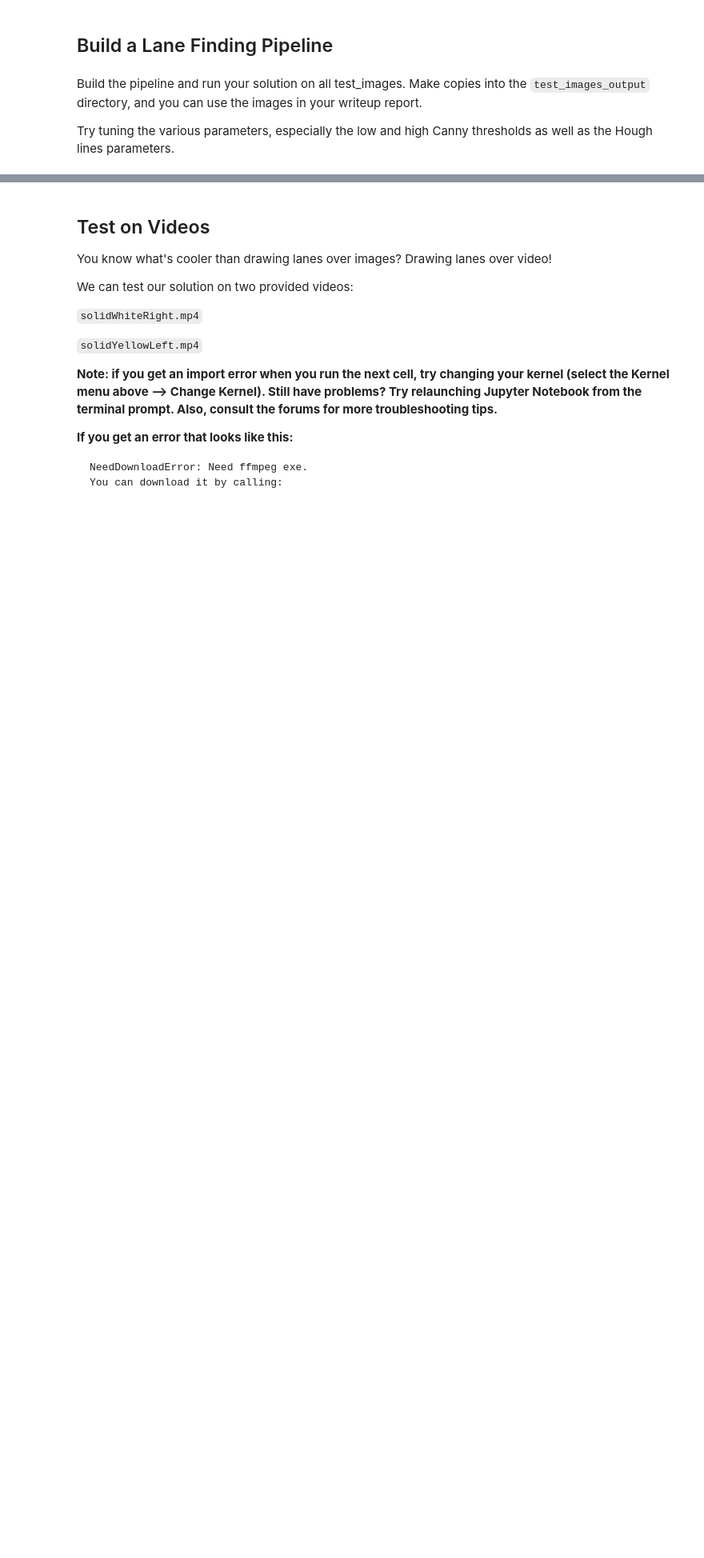
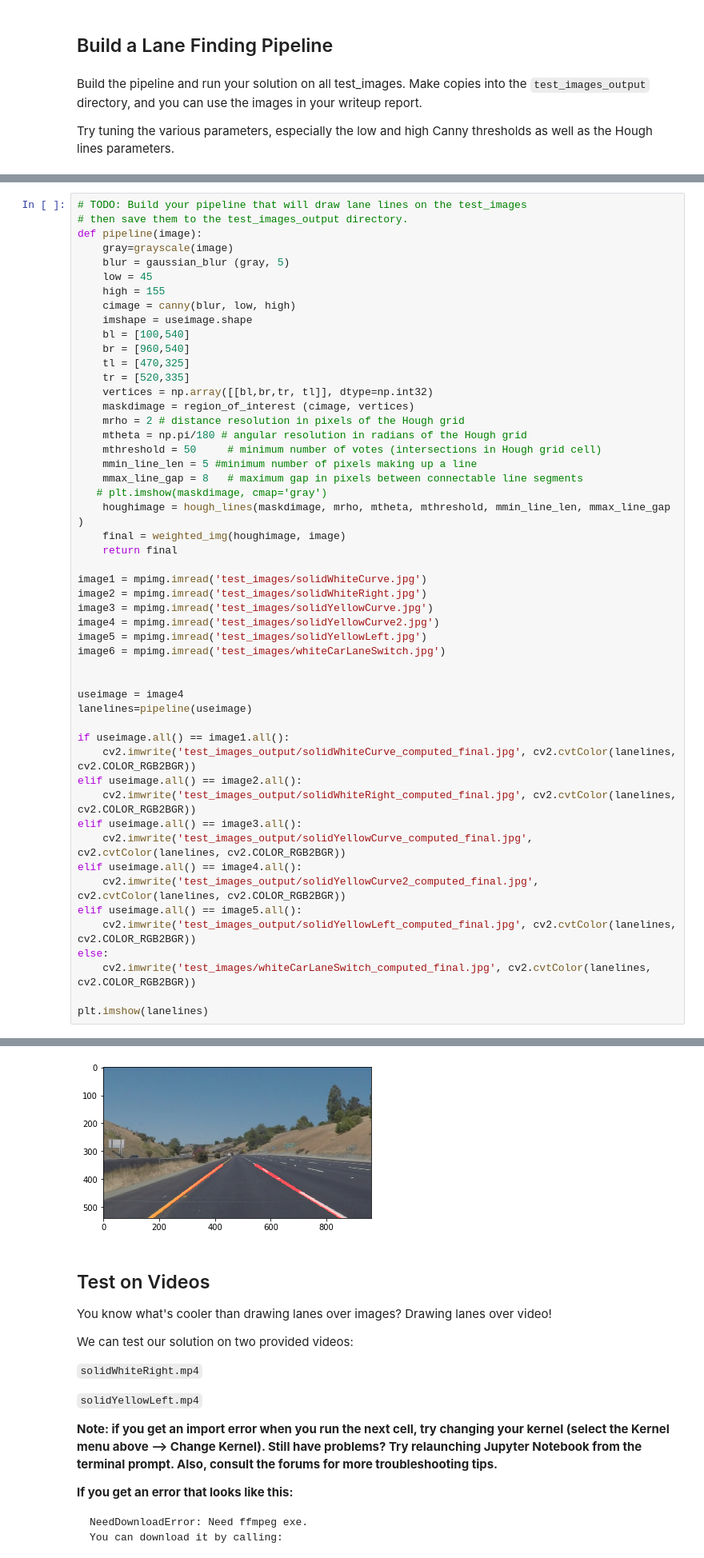
Before and after one commit to JSachdev92/FindLaneLines, a Jupyter notebook: CarND-LaneLines-P1-master/P1.ipynb, the cells around one changed output, grey strips where cells are left out. Shown at 80% size. Drawn from its saved outputs; the diff is of its cells as text; blank space fills up the shorter version.

```diff
--- a/CarND-LaneLines-P1-master/P1.ipynb
+++ b/CarND-LaneLines-P1-master/P1.ipynb
@@ -227,0 +259,52 @@ plt.imshow(final)
+# %%
+# TODO: Build your pipeline that will draw lane lines on the test_images
+# then save them to the test_images_output directory.
+def pipeline(image):
+    gray=grayscale(image)
+    blur = gaussian_blur (gray, 5)
+    low = 45
+    high = 155
+    cimage = canny(blur, low, high)
+    imshape = useimage.shape
+    bl = [100,540]
+    br = [960,540]
+    tl = [470,325]
+    tr = [520,335]
+    vertices = np.array([[bl,br,tr, tl]], dtype=np.int32)
+    maskdimage = region_of_interest (cimage, vertices)
+    mrho = 2 # distance resolution in pixels of the Hough grid
+    mtheta = np.pi/180 # angular resolution in radians of the Hough grid
+    mthreshold = 50     # minimum number of votes (intersections in Hough grid cell)
+    mmin_line_len = 5 #minimum number of pixels making up a line
+    mmax_line_gap = 8   # maximum gap in pixels between connectable line segments
+   # plt.imshow(maskdimage, cmap='gray')
+    houghimage = hough_lines(maskdimage, mrho, mtheta, mthreshold, mmin_line_len, mmax_line_gap )
+    final = weighted_img(houghimage, image)
+    return final
+
+image1 = mpimg.imread('test_images/solidWhiteCurve.jpg')
+image2 = mpimg.imread('test_images/solidWhiteRight.jpg')
+image3 = mpimg.imread('test_images/solidYellowCurve.jpg')
+image4 = mpimg.imread('test_images/solidYellowCurve2.jpg')
+image5 = mpimg.imread('test_images/solidYellowLeft.jpg')
+image6 = mpimg.imread('test_images/whiteCarLaneSwitch.jpg')
+
+
+useimage = image4
+lanelines=pipeline(useimage)
+
+if useimage.all() == image1.all():
+    cv2.imwrite('test_images_output/solidWhiteCurve_computed_final.jpg', cv2.cvtColor(lanelines, cv2.COLOR_RGB2BGR))
+elif useimage.all() == image2.all():
+    cv2.imwrite('test_images_output/solidWhiteRight_computed_final.jpg', cv2.cvtColor(lanelines, cv2.COLOR_RGB2BGR))
+elif useimage.all() == image3.all():
+    cv2.imwrite('test_images_output/solidYellowCurve_computed_final.jpg', cv2.cvtColor(lanelines, cv2.COLOR_RGB2BGR))
+elif useimage.all() == image4.all():
+    cv2.imwrite('test_images_output/solidYellowCurve2_computed_final.jpg', cv2.cvtColor(lanelines, cv2.COLOR_RGB2BGR))
+elif useimage.all() == image5.all():
+    cv2.imwrite('test_images_output/solidYellowLeft_computed_final.jpg', cv2.cvtColor(lanelines, cv2.COLOR_RGB2BGR))
+else:
+    cv2.imwrite('test_images/whiteCarLaneSwitch_computed_final.jpg', cv2.cvtColor(lanelines, cv2.COLOR_RGB2BGR))
+
+plt.imshow(lanelines)
+# %% [output]
@@ -228,3 +312,4 @@ plt.imshow(final)
+[figure, added]
 # %% [markdown]
 ## Test on Videos
 
```
Also changed, not shown: parts of 10 cells of this notebook, 20 other files.
